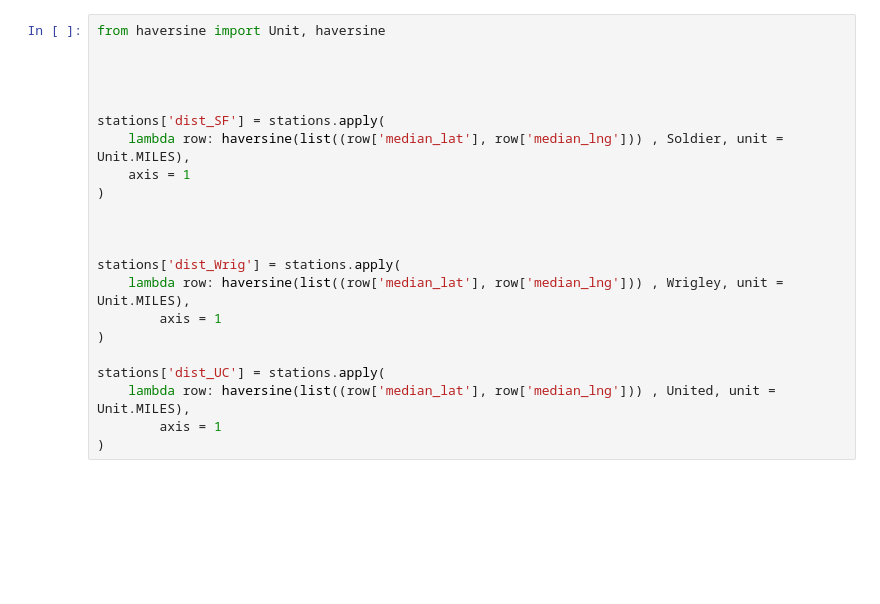
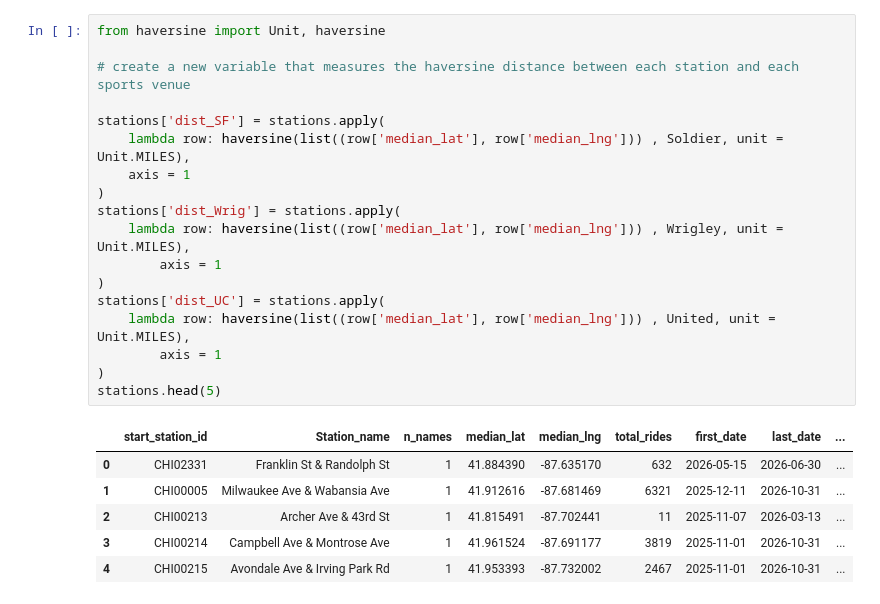
Before and after one commit to yujintatar/stat303-1, a Jupyter notebook: Hallum_proj.ipynb, the cells around one changed output. Cells and saved outputs as stored; diff of their text form; blank space fills up the shorter version.

```diff
--- a/Hallum_proj.ipynb
+++ b/Hallum_proj.ipynb
@@ -214,22 +224,25 @@ stations.head(5)
 # %%
 from haversine import Unit, haversine
 
-
-
+# create a new variable that measures the haversine distance between each station and each sports venue
 
 stations['dist_SF'] = stations.apply(
     lambda row: haversine(list((row['median_lat'], row['median_lng'])) , Soldier, unit = Unit.MILES),
     axis = 1
 )
-
-
-
 stations['dist_Wrig'] = stations.apply(
     lambda row: haversine(list((row['median_lat'], row['median_lng'])) , Wrigley, unit = Unit.MILES),
         axis = 1
 )
-
 stations['dist_UC'] = stations.apply(
     lambda row: haversine(list((row['median_lat'], row['median_lng'])) , United, unit = Unit.MILES),
         axis = 1
 )
+stations.head(5)
+# %% [output]
+|  | start_station_id | Station_name | n_names | median_lat | median_lng | total_rides | first_date | last_date | ... |
+| 0 | CHI02331 | Franklin St & Randolph St | 1 | 41.884390 | -87.635170 | 632 | 2026-05-15 | 2026-06-30 | ... |
+| 1 | CHI00005 | Milwaukee Ave & Wabansia Ave | 1 | 41.912616 | -87.681469 | 6321 | 2025-12-11 | 2026-10-31 | ... |
+| 2 | CHI00213 | Archer Ave & 43rd St | 1 | 41.815491 | -87.702441 | 11 | 2025-11-07 | 2026-03-13 | ... |
+| 3 | CHI00214 | Campbell Ave & Montrose Ave | 1 | 41.961524 | -87.691177 | 3819 | 2025-11-01 | 2026-10-31 | ... |
+| 4 | CHI00215 | Avondale Ave & Irving Park Rd | 1 | 41.953393 | -87.732002 | 2467 | 2025-11-01 | 2026-10-31 | ... |
```
Also changed, not shown: parts of 30 cells of this notebook.
